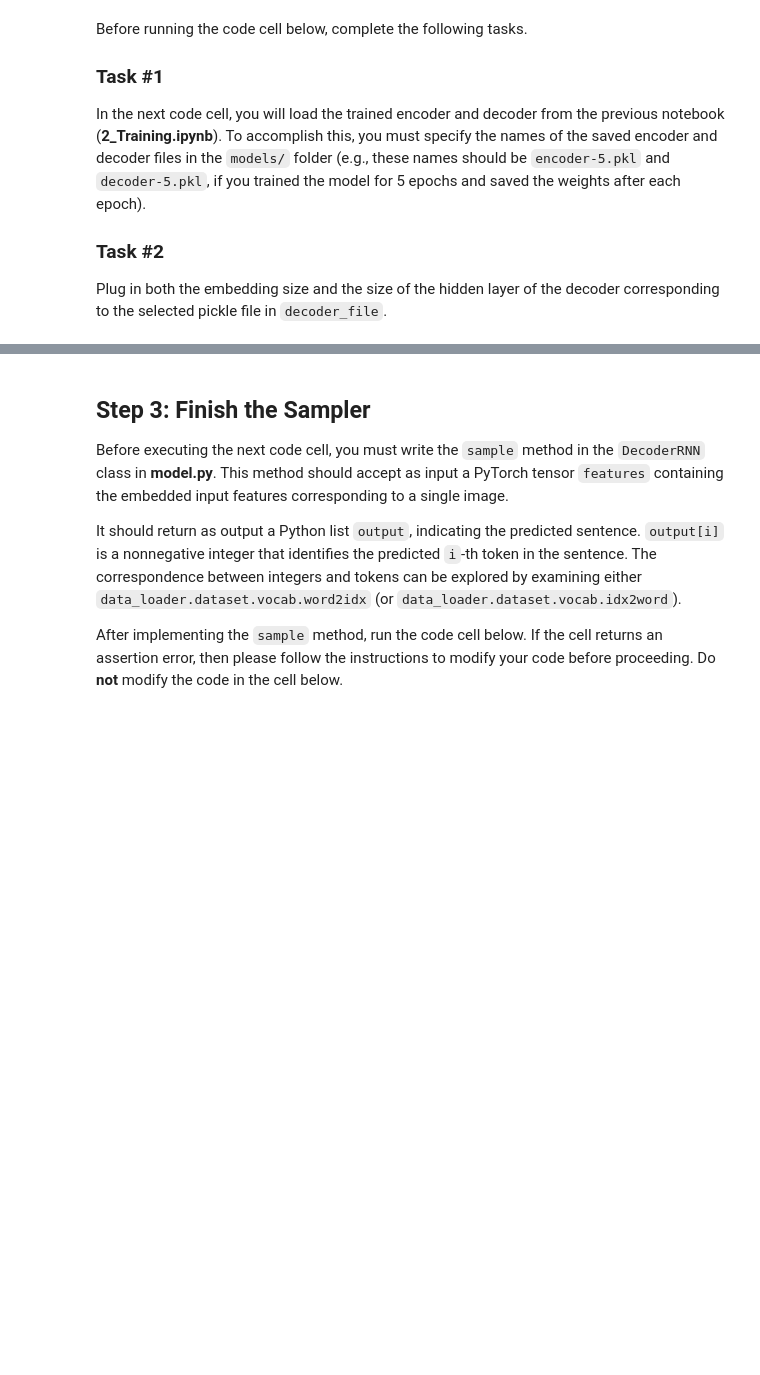
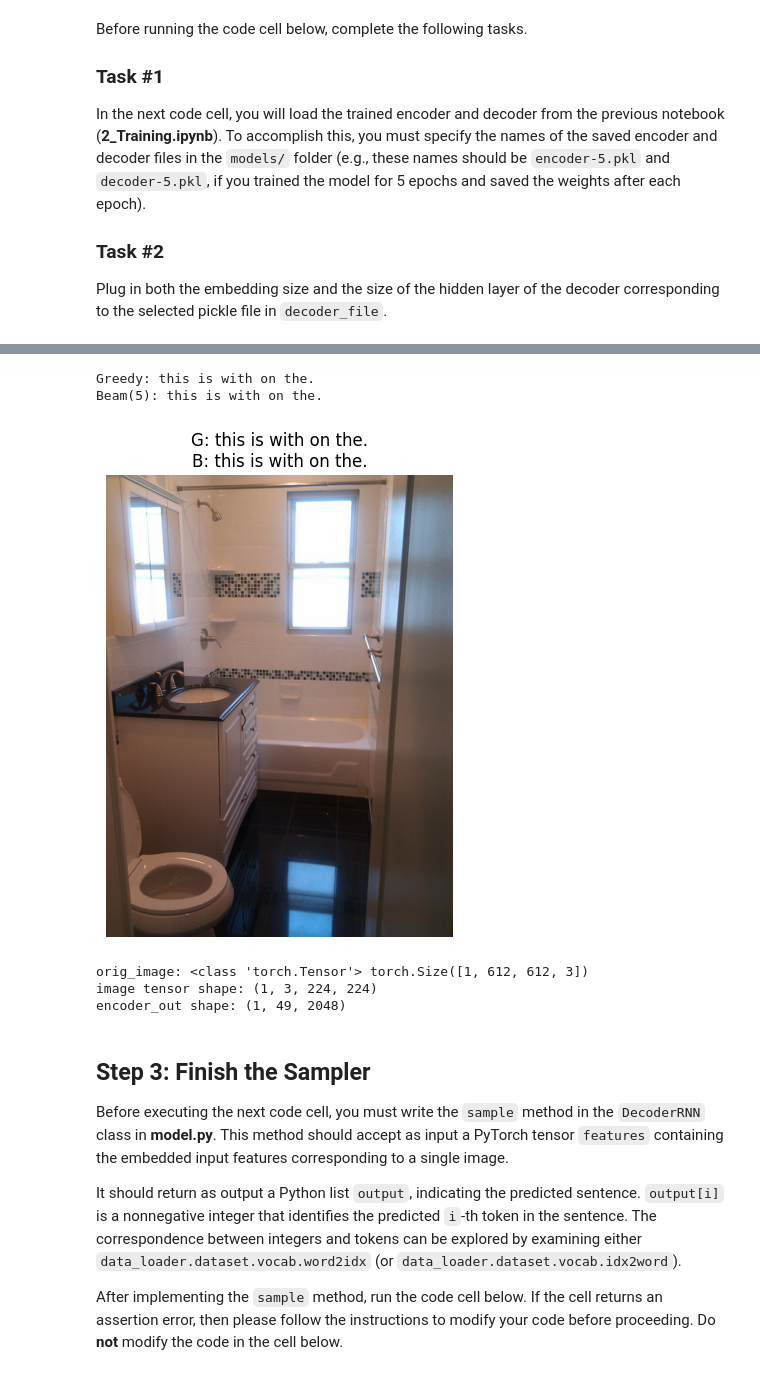
Before and after one commit to pradhapmoorthi/CVND, a Jupyter notebook: 3_Inference.ipynb, the cells around one changed output, grey strips where cells are left out. Cells and saved outputs as stored; diff of their text form; code cells hidden in the pictures; blank space fills up the shorter version.

```diff
--- a/3_Inference.ipynb
+++ b/3_Inference.ipynb
@@ -459,3 +466,46 @@ Top-10 tokens at first step:
+# %%
+orig_image, image = next(iter(test_loader))
+image = image.to(device)
+
+start_idx = vocab.word2idx["<start>"]
+end_idx   = vocab.word2idx["<end>"]
+
+with torch.no_grad():
+    encoder_out = encoder(image)
+
+    # Greedy (your sample() returns ids without start/end)
+    greedy_ids = decoder.sample(encoder_out, start_idx, end_idx, max_len=20)
+    greedy_caption = " ".join(vocab.idx2word[i] for i in greedy_ids).replace(" .", ".").replace(" ,", ",").strip()
+
+    # Beam
+    beam_ids = beam_search_caption(encoder_out, decoder, start_idx, end_idx, beam_size=5, max_len=20)
+    beam_caption = " ".join(vocab.idx2word[i] for i in beam_ids).replace(" .", ".").replace(" ,", ",").strip()
+
+print("Greedy:", greedy_caption)
+print("Beam(5):", beam_caption)
+
+plt.figure(figsize=(6,6))
+plt.imshow(np.squeeze(orig_image))
+plt.axis("off")
+plt.title(f"G: {greedy_caption}\nB: {beam_caption}")
+plt.show()
+# %% [output]
+Greedy: this is with on the.
+Beam(5): this is with on the.
+[figure, added]
+# %%
+orig_image, image = next(iter(test_loader))  # test returns (orig_image_np, image_tensor)
+print("orig_image:", type(orig_image), getattr(orig_image, "shape", None))
+print("image tensor shape:", tuple(image.shape))  # should be (1,3,224,224)
+
+image = image.to(device)
+with torch.no_grad():
+    encoder_out = encoder(image)
+print("encoder_out shape:", tuple(encoder_out.shape))  # should be (1,49,2048)
+# %% [output]
+orig_image: <class 'torch.Tensor'> torch.Size([1, 612, 612, 3])
+image tensor shape: (1, 3, 224, 224)
+encoder_out shape: (1, 49, 2048)
 # %% [markdown]
 <a id='step3'></a>
 ## Step 3: Finish the Sampler
```
Also changed, not shown: parts of 63 cells of this notebook.
